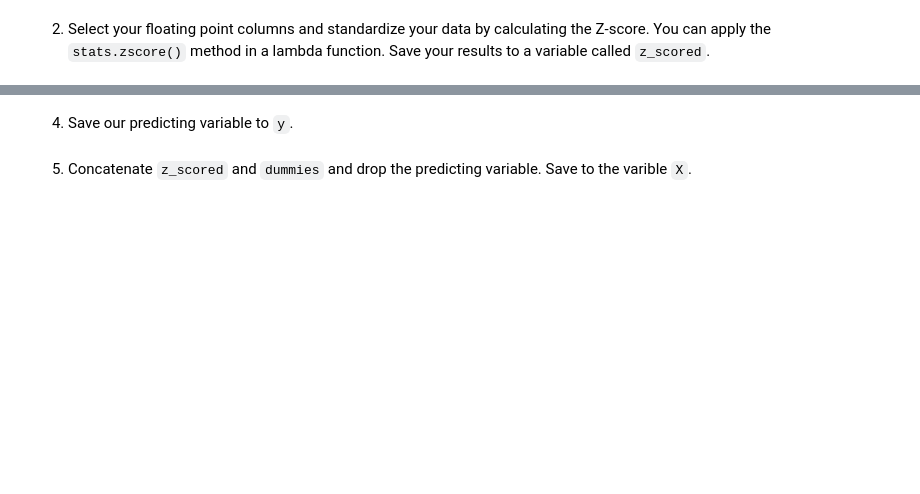
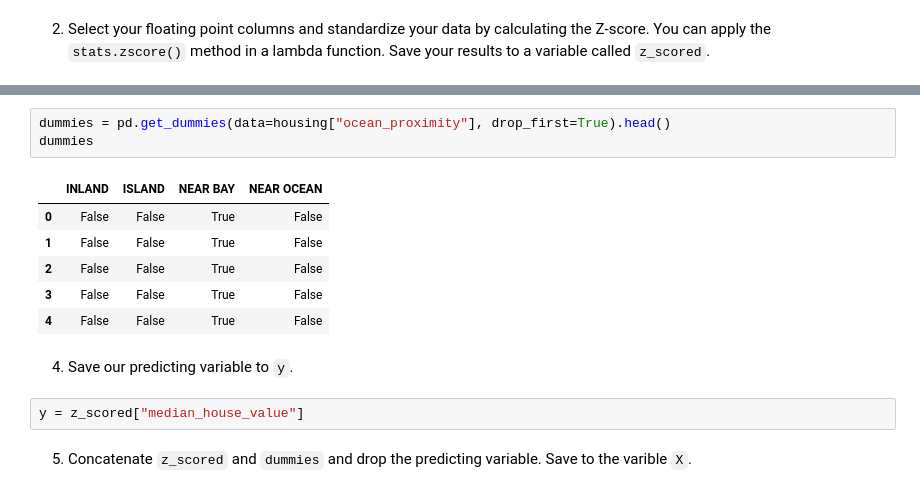
Before and after one commit to chandlershortlidge/lab-ml-and-linear-regression, a Jupyter notebook: your-code/main.ipynb, the cells around one changed output, grey strips where cells are left out. Saved outputs shown, nothing was run; the diff lists cells and outputs as text; blank space fills up the shorter version.

```diff
--- a/your-code/main.ipynb
+++ b/your-code/main.ipynb
@@ -356,4 +383,16 @@ import scipy.stats as stats
+# %%
+dummies = pd.get_dummies(data=housing["ocean_proximity"], drop_first=True).head()
+dummies
+# %% [output]
+|  | INLAND | ISLAND | NEAR BAY | NEAR OCEAN |
+| 0 | False | False | True | False |
+| 1 | False | False | True | False |
+| 2 | False | False | True | False |
+| 3 | False | False | True | False |
+| 4 | False | False | True | False |
 # %% [markdown]
 4. Save our predicting variable to `y`.
+# %%
+y = z_scored["median_house_value"]
 # %% [markdown]
 5. Concatenate `z_scored` and `dummies` and drop the predicting variable. Save to the varible `X`.
```
Also changed, not shown: parts of 7 cells of this notebook.
